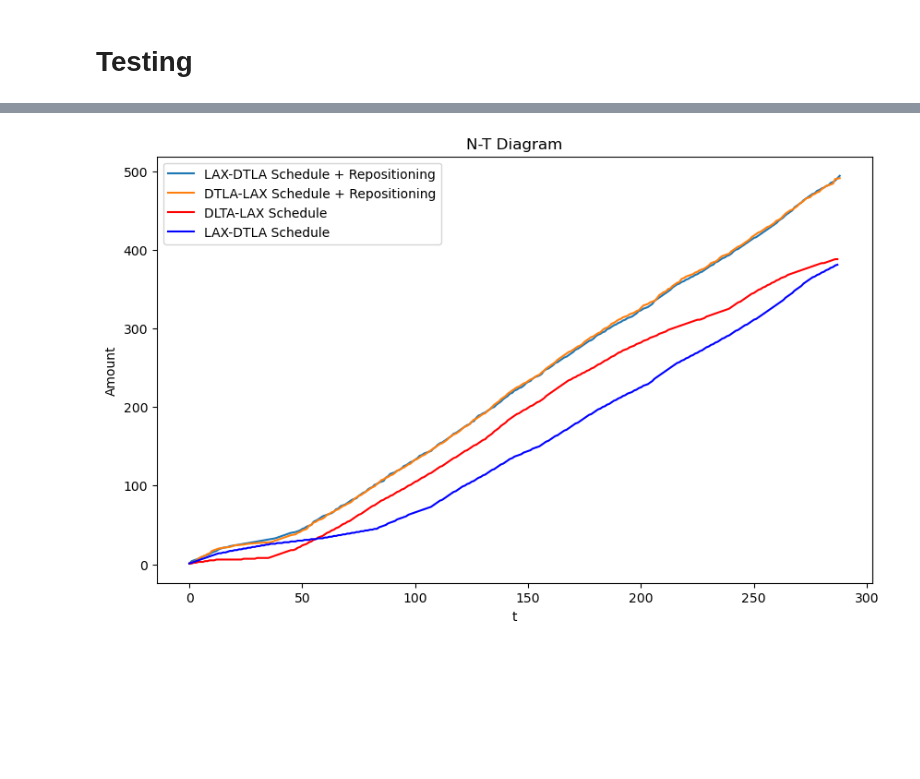
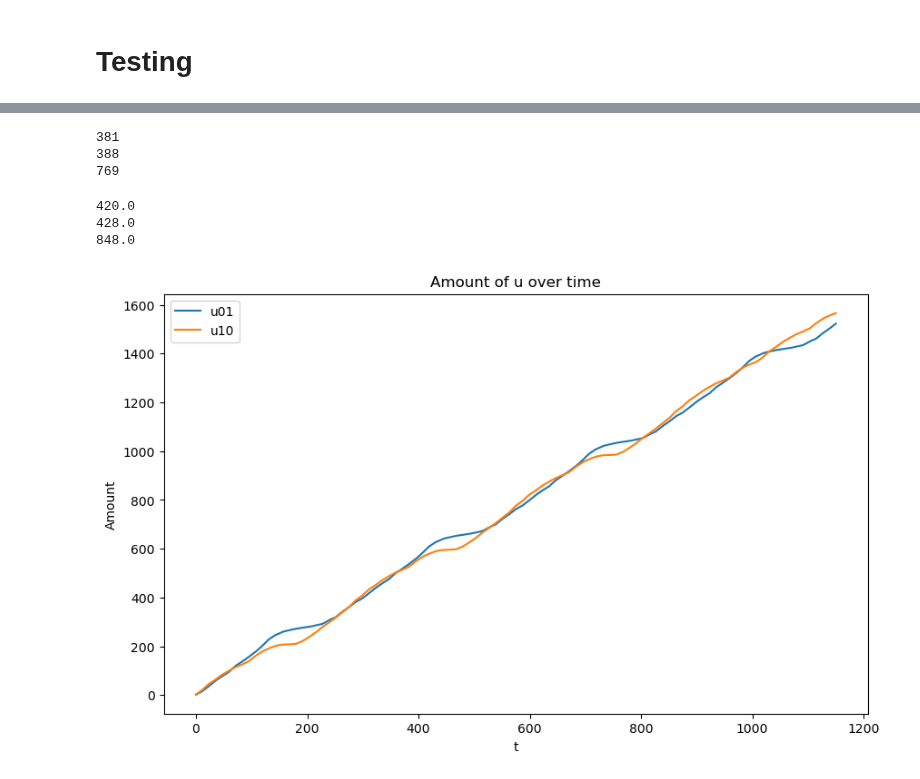
Before and after one commit to Xuan-1998/UAM_system_optimization, a Jupyter notebook: src:code/albert.ipynb, the cells around one changed output, grey strips where cells are left out. Saved outputs shown, nothing was run; the diff lists cells and outputs as text; code cells hidden in the pictures; blank space fills up the shorter version.

```diff
--- a/src:code/albert.ipynb
+++ b/src:code/albert.ipynb
@@ -6,0 +77,16 @@ import matplotlib.pyplot as plt
+# %%
+def find_combinations(k):
+    a = []
+    for i in range(len(gamma)):
+        for j in range(len(gamma)):
+            if i != j:
+                if sum(gamma[i:j+1]) == k:
+                    a.append([i,j])
+            if gamma[i] == k:
+                a.append([i])
+    a_unique = list(set(tuple(i) for i in a))
+    a_unique = [item[0] if len(item) == 1 else item for item in a_unique]
+    return a_unique
+
+for i in range(2, int(sum(gamma)) + 1):
+    variables['a' + str(i)] = find_combinations(i)
@@ -11,5 +320,5 @@ output_file = 'variable_values_e'
 # %%
-results = pd.read_table(f'../output/{output_file}.txt')
+results = pd.read_table('../output/albert_test.txt')
 n = results[results["results"].str.contains("n")]
 u = results[results["results"].str.contains("u")]
 c = results[results["results"].str.contains("c")]
@@ -292,0 +359,22 @@ u_dtla_lax = np.array(u_dtla_lax)
+# %%
+specificu01 = specificu[specificu['i'] == 0]
+specificu10 = specificu[specificu['i'] == 1]
+# %%
+specificu01 = specificu01.groupby('t').sum().reset_index()
+specificu10 = specificu10.groupby('t').sum().reset_index()
+# %%
+print(sum(LAX_DTLA))
+print(sum(DTLA_LAX))
+print(sum(LAX_DTLA) + sum(DTLA_LAX))
+# %% [output]
+381
+388
+769
+# %%
+print(specificu01[144:288+144].amount.sum())
+print(specificu10[144:288+144].amount.sum())
+print(specificu01[144:288+144].amount.sum() + specificu10[144:288+144].amount.sum())
+# %% [output]
+420.0
+428.0
+848.0
@@ -293,6 +388,18 @@ u_dtla_lax = np.array(u_dtla_lax)
 # %%
 # Data from specificu
 specificu_t01 = list(specificu01['t'])
 specificu_amount01 = list(specificu01['amount'])
 specificu_t10 = list(specificu10['t'])
 specificu_amount10 = list(specificu10['amount'])
+
+# Plotting the data
+plt.figure(figsize=(10, 6))
+plt.plot(specificu_t01, np.cumsum(specificu_amount01), label='u01')
+plt.plot(specificu_t10, np.cumsum(specificu_amount10), label='u10')
+plt.xlabel('t')
+plt.ylabel('Amount')
+plt.title('Amount of u over time')
+plt.legend()
+plt.show()
+# %% [output]
+[figure, added]
@@ -304,15 +405,0 @@ dtla_lax_repositioning.to_csv('dtla_lax_repositioning.csv', index=False)
-# %%
-
-# Plotting the data
-plt.figure(figsize=(10, 6))
-plt.plot(specificu_t01, np.cumsum(specificu_amount01), label='LAX-DTLA Schedule + Repositioning')
-plt.plot(specificu_t10, np.cumsum(specificu_amount10), label='DTLA-LAX Schedule + Repositioning')
-plt.plot(np.cumsum(u_dtla_lax),color='red', label='DLTA-LAX Schedule')
-plt.plot(np.cumsum(u_lax_dtla),color='blue', label='LAX-DTLA Schedule')
-plt.xlabel('t')
-plt.ylabel('Amount')
-plt.title('N-T Diagram')
-plt.legend()
-plt.show()
-# %% [output]
-[figure, removed]
```
Also changed, not shown: parts of 47 cells of this notebook, 6 other files.
